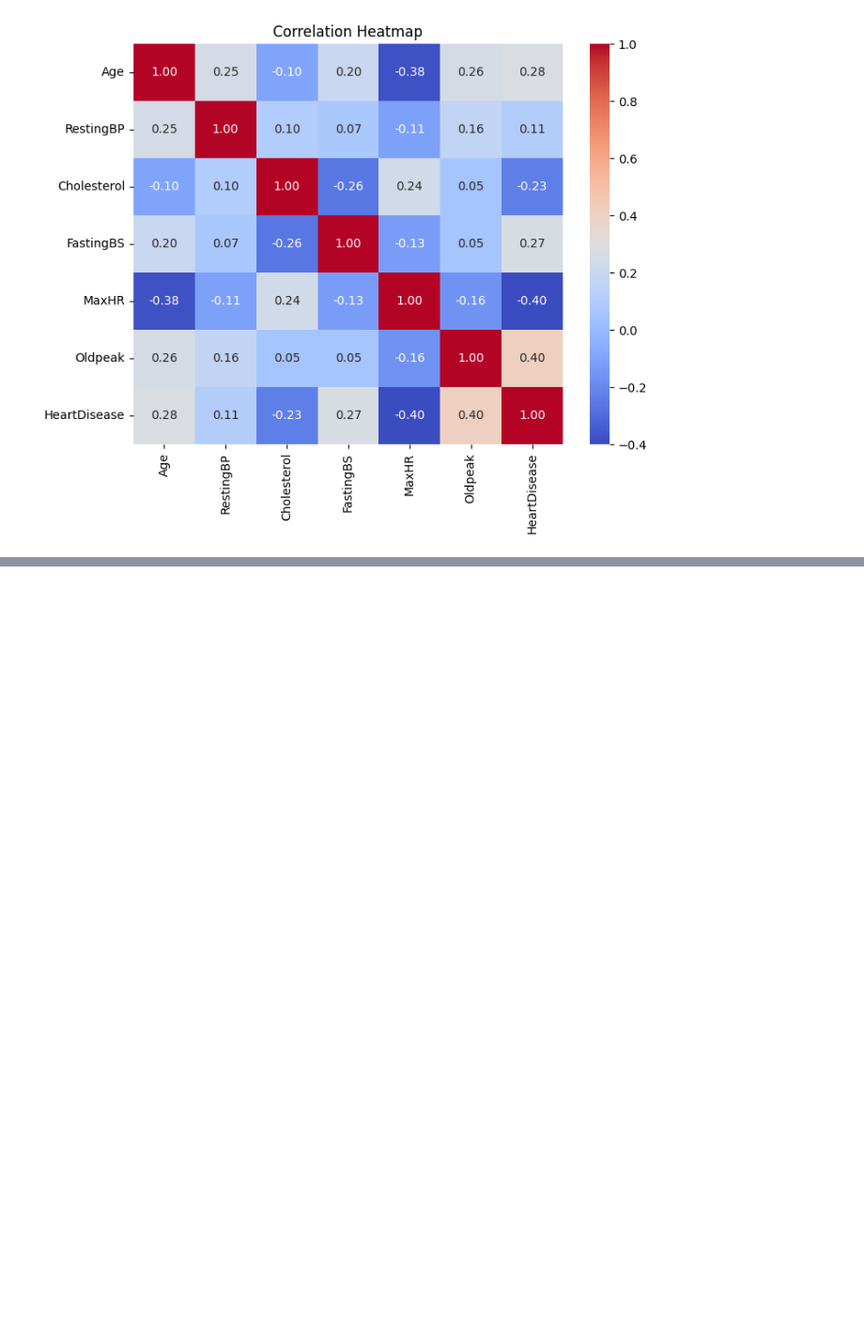
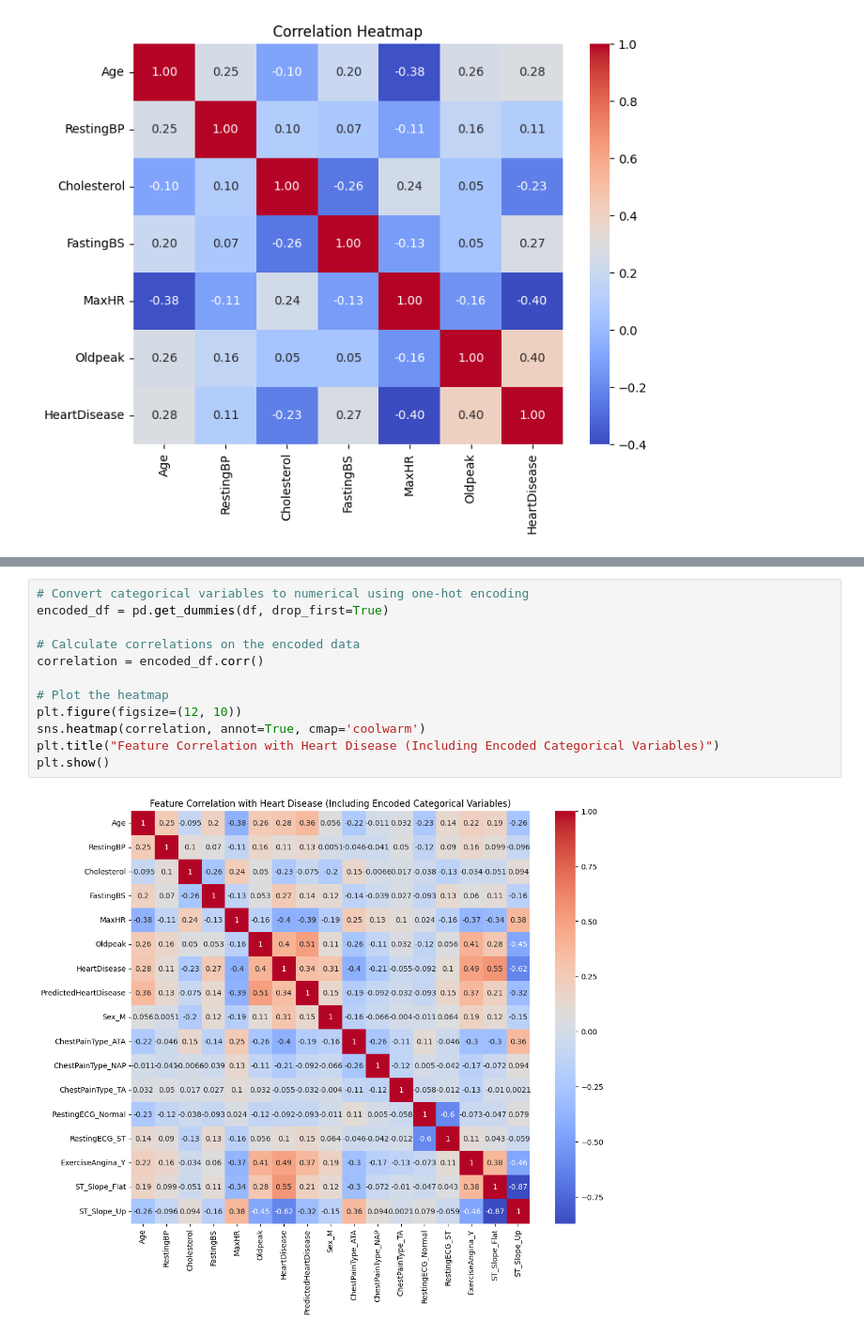
Before and after one commit to Habtom1999/Data-Analytics-Capstone, a Jupyter notebook: Data Preparation.ipynb, the cells around one changed output, grey strips where cells are left out. Shown at 94% size. Drawn from its saved outputs; the diff is of its cells as text; blank space fills up the shorter version.

```diff
--- a/Data Preparation.ipynb
+++ b/Data Preparation.ipynb
@@ -184,0 +219,14 @@ plt.show()
+# %%
+# Convert categorical variables to numerical using one-hot encoding
+encoded_df = pd.get_dummies(df, drop_first=True)
+
+# Calculate correlations on the encoded data
+correlation = encoded_df.corr()
+
+# Plot the heatmap
+plt.figure(figsize=(12, 10))
+sns.heatmap(correlation, annot=True, cmap='coolwarm')
+plt.title("Feature Correlation with Heart Disease (Including Encoded Categorical Variables)")
+plt.show()
+# %% [output]
+[figure, added]
```
Also changed, not shown: parts of 7 cells of this notebook.
